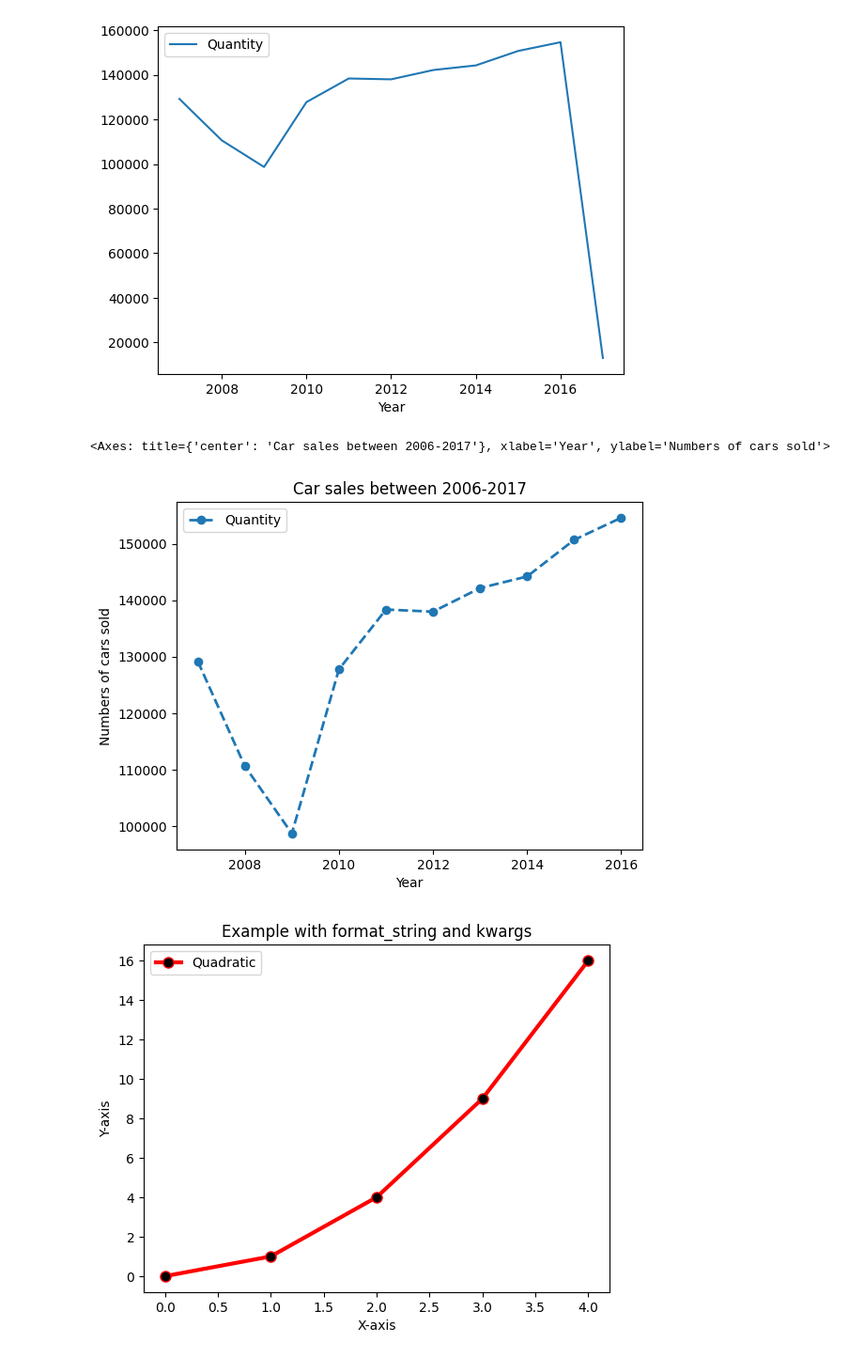
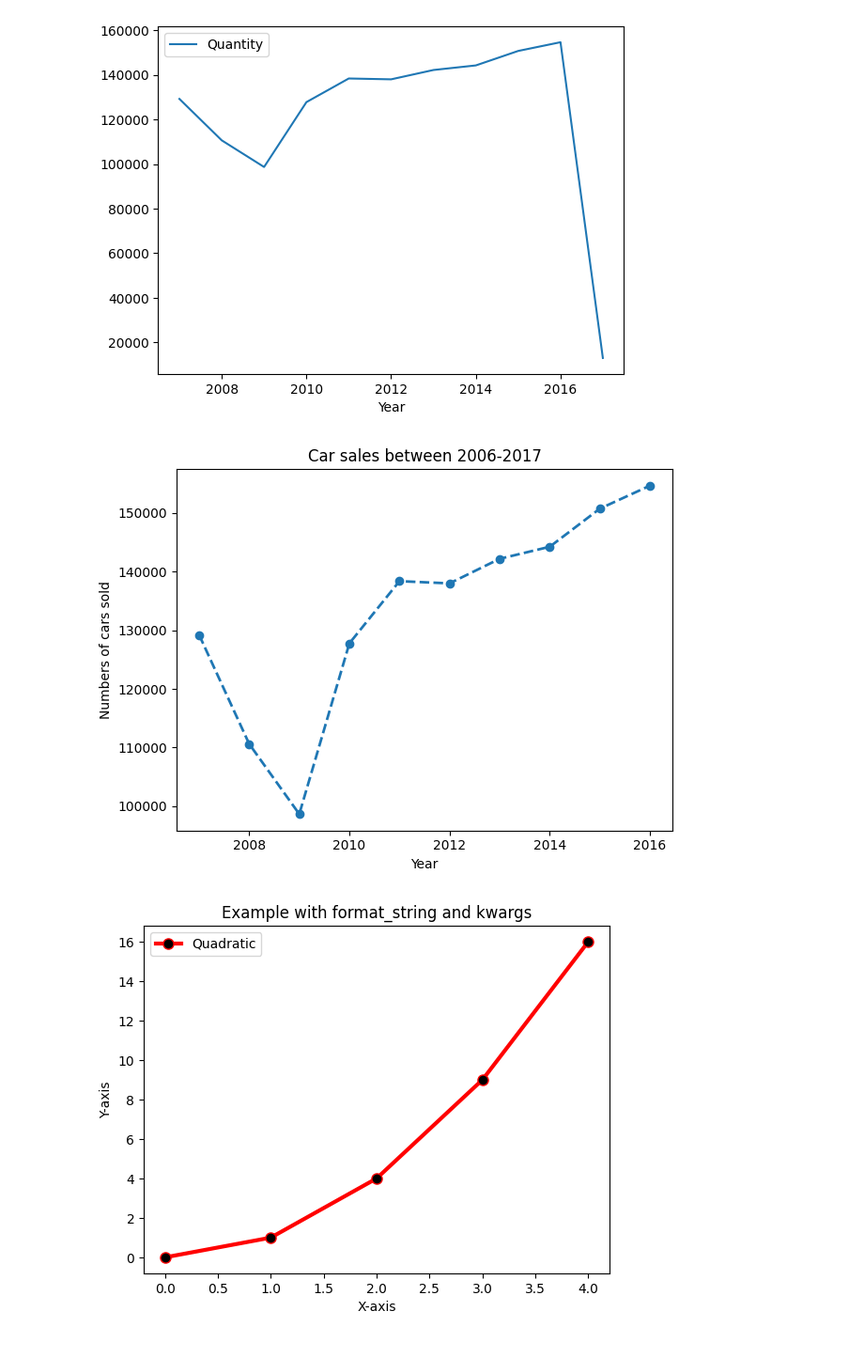
Before and after one commit to EfremDaniel/Data_visualisation_Efrem, a Jupyter notebook: Code_along/02_matplotlib_bar_line/matplotlib.ipynb, the cells around one changed output. Shown at 94% size. Saved outputs shown, nothing was run; the diff lists cells and outputs as text; code cells hidden in the pictures.

```diff
--- a/Code_along/02_matplotlib_bar_line/matplotlib.ipynb
+++ b/Code_along/02_matplotlib_bar_line/matplotlib.ipynb
@@ -192,15 +192,19 @@ df_quantity_year.plot()
 <Axes: xlabel='Year'>
 [figure]
 # %%
-df_quantity_year.iloc[:-1].plot(
+ax = df_quantity_year.iloc[:-1].plot(
     title="Car sales between 2006-2017",
     xlabel= "Year",
     ylabel= "Numbers of cars sold",
     style= "--o",
     linewidth =2)
+
+ax.legend().remove()
+fig = ax.get_figure()
+fig.tight_layout()
+fig.savefig("figures/car_sales_yearly_line.png")
 # %% [output]
-<Axes: title={'center': 'Car sales between 2006-2017'}, xlabel='Year', ylabel='Numbers of cars sold'>
-[figure, old version]
+[figure, new version]
 # %%
 
 # Data for plotting
```
Also changed, not shown: 1 other file.
